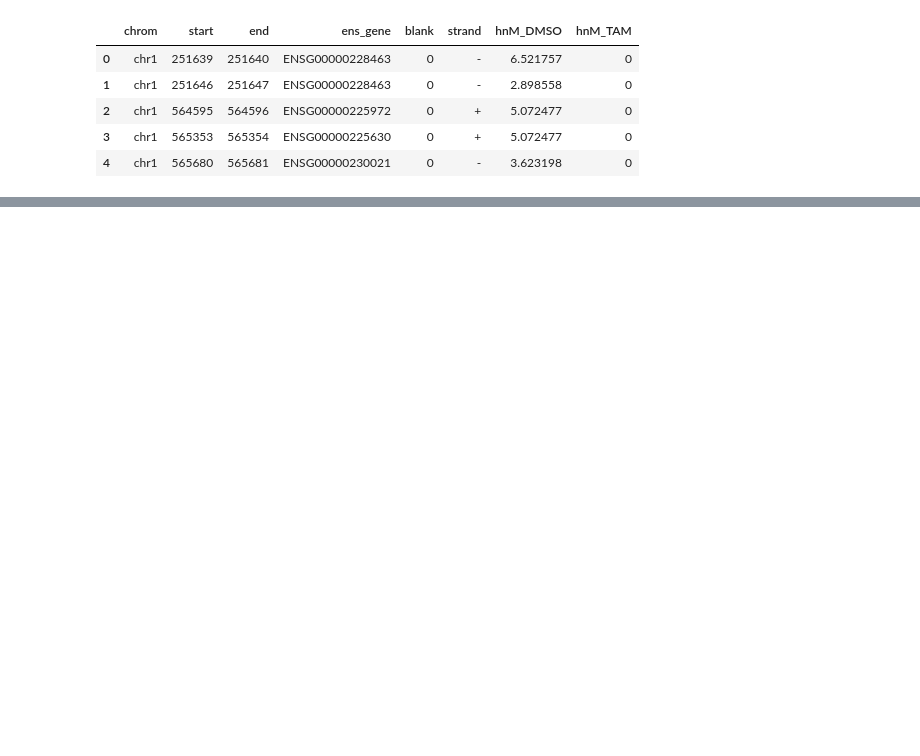
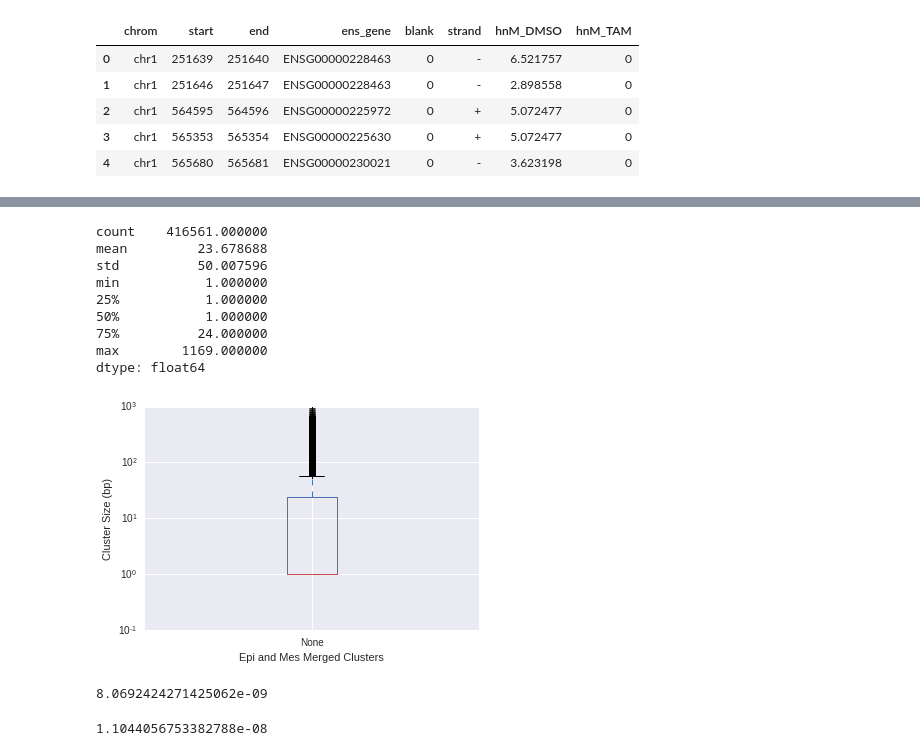
Before and after one commit to seharvey2012/programmatic_analysis, a Jupyter notebook: getting_clipper_to_work/clipper_runs_working_with_individual_rt_stops/Processing individual RT stops through clipper windows.ipynb, the cells around one changed output, grey strips where cells are left out. Saved outputs shown, nothing was run; the diff lists cells and outputs as text; code cells hidden in the pictures; blank space fills up the shorter version.

```diff
--- a/getting_clipper_to_work/clipper_runs_working_with_individual_rt_stops/Processing individual RT stops through clipper windows.ipynb
+++ b/getting_clipper_to_work/clipper_runs_working_with_individual_rt_stops/Processing individual RT stops through clipper windows.ipynb
@@ -541,11 +573,23 @@ print('Unchanged Clusters',len(subset_non))
 # %%
 #Plot a boxplot of the cluster sizes
-#Why don't the outliers show up? 824 size cluster is not showing
+#Why don't the outliers show up? 824 size cluster is not showing - it was a problem with the plotting
 cluster_size = merge_df_high_genes['end']-merge_df_high_genes['start']
 ax = cluster_size.plot.box(showfliers=True)
 ax.set_ylabel('Cluster Size (bp)')
 ax.set_xlabel('Epi and Mes Merged Clusters')
 ax.set_yscale('log')
+ax.set_ylim((1e-1,1e3))
 fig = ax.get_figure()
 fig.savefig('epi_vs_mes_hnM_CLUSTER_binding_fpkm_normalized_boxplot',format='png',dpi=300)
 cluster_size.describe()
+# %% [output]
+count    416561.000000
+mean         23.678688
+std          50.007596
+min           1.000000
+25%           1.000000
+50%           1.000000
+75%          24.000000
+max        1169.000000
+dtype: float64
+[figure, added]
@@ -551,0 +601,8 @@ cluster_size.describe()
+# %%
+gene_fpkm_norm_counts_and_names_dmso.hnM_DMSO_clip_gene_length_fpkm_norm.min()
+# %% [output]
+8.0692424271425062e-09
+# %%
+gene_fpkm_norm_counts_and_names_tam.hnM_TAM_clip_gene_length_fpkm_norm.min()
+# %% [output]
+1.1044056753382788e-08
```
Also changed, not shown: parts of 21 cells of this notebook, 3 other files.
